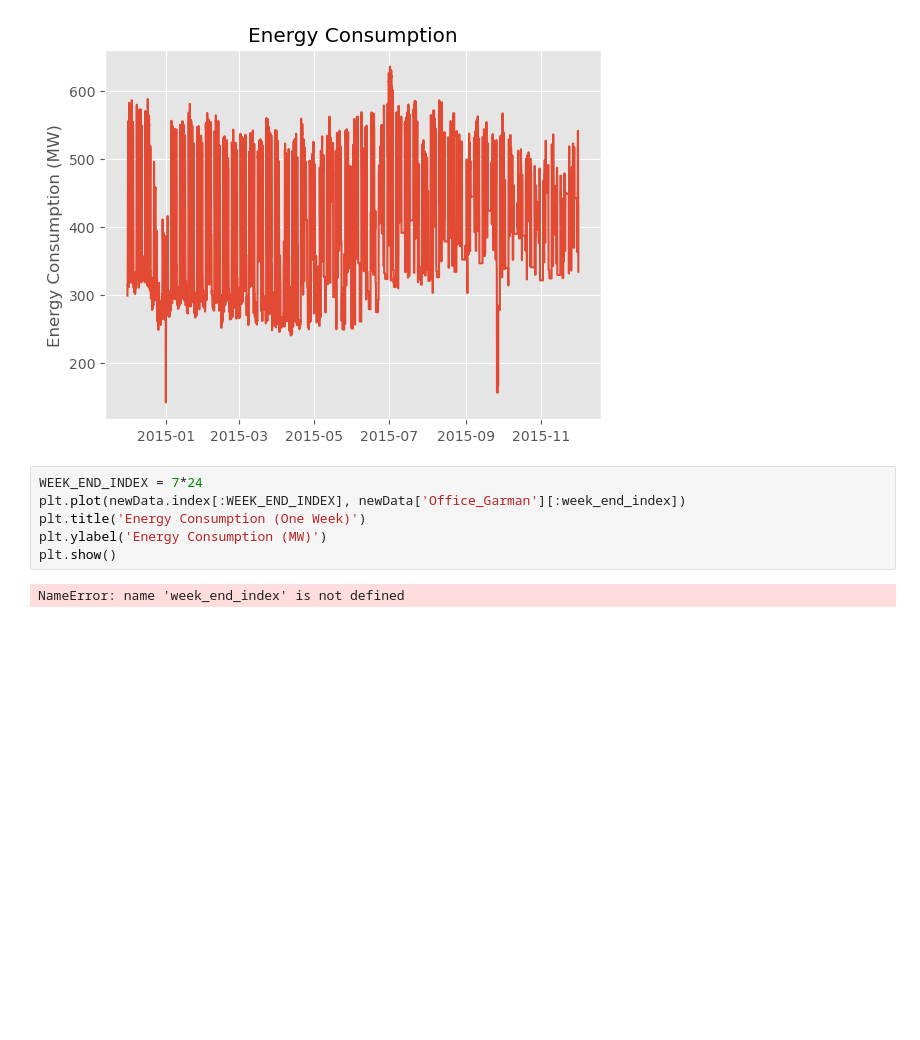
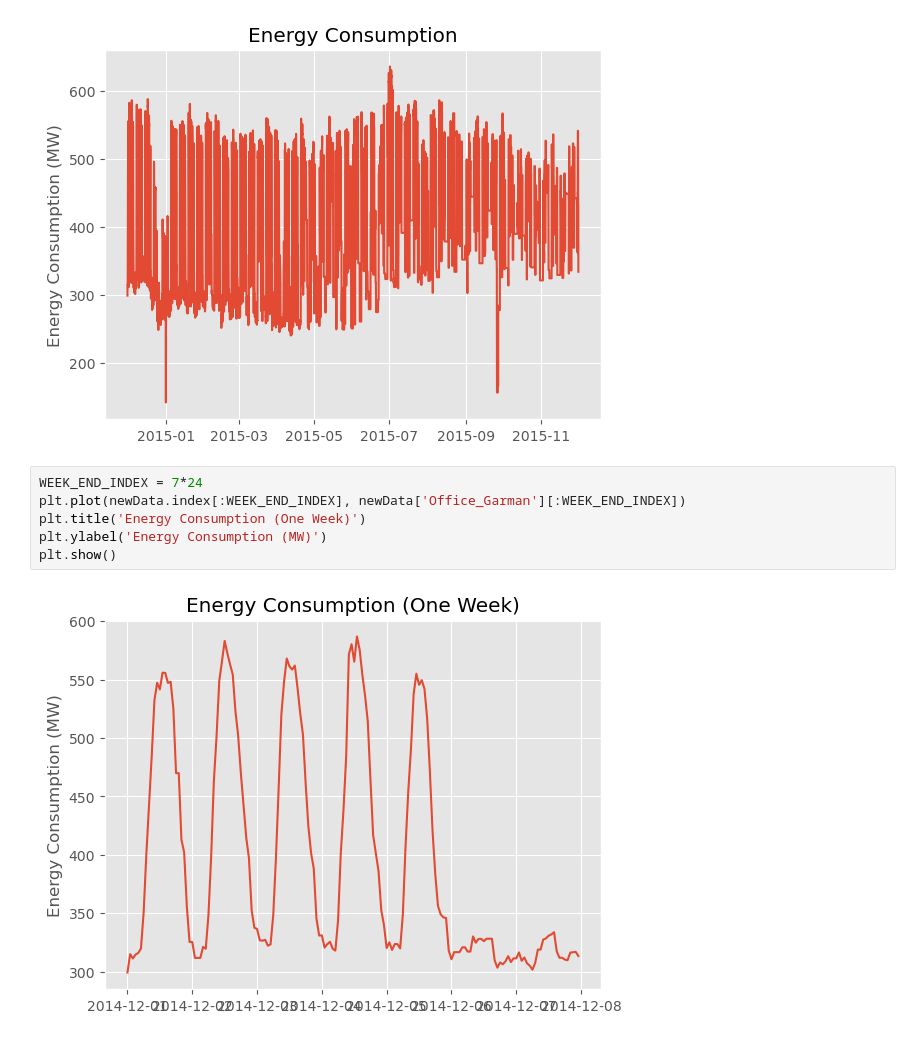
Before and after one commit to climaco-sarmiento/my-phd-project, a Jupyter notebook: model-studies/AR3.ipynb, the cells around one changed output. Drawn from its saved outputs; the diff is of its cells as text; blank space fills up the shorter version.

```diff
--- a/model-studies/AR3.ipynb
+++ b/model-studies/AR3.ipynb
@@ -33,9 +33,9 @@ test = newData.loc[split_date:]
 [figure]
 # %%
 WEEK_END_INDEX = 7*24
-plt.plot(newData.index[:WEEK_END_INDEX], newData['Office_Garman'][:week_end_index])
+plt.plot(newData.index[:WEEK_END_INDEX], newData['Office_Garman'][:WEEK_END_INDEX])
 plt.title('Energy Consumption (One Week)')
 plt.ylabel('Energy Consumption (MW)')
 plt.show()
 # %% [output]
-NameError: name 'week_end_index' is not defined
+[figure, added]
```
Also changed, not shown: parts of 14 cells of this notebook.
